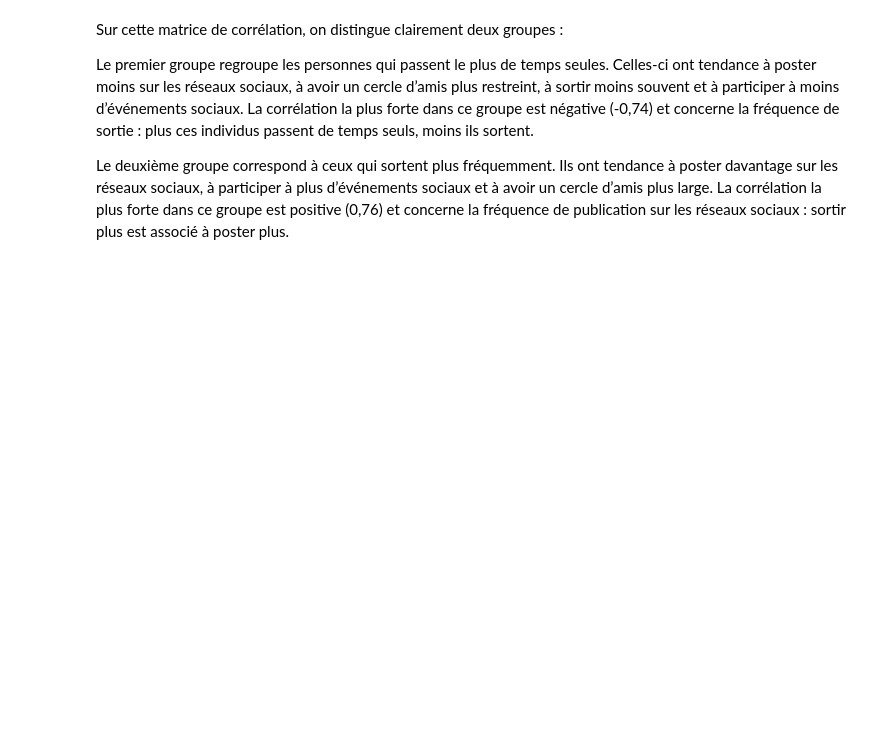
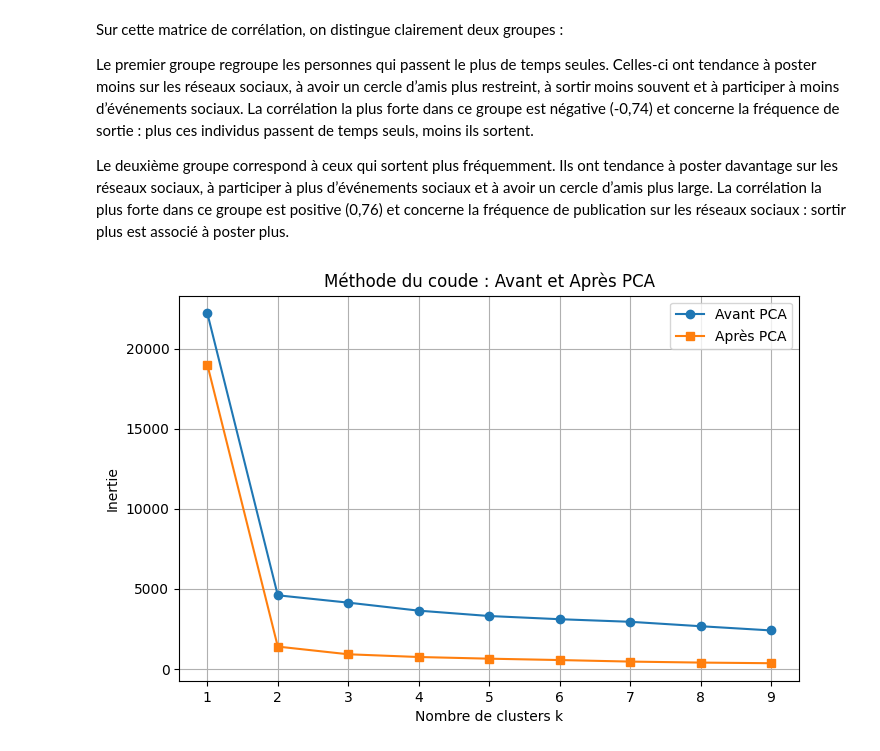
Before and after one commit to LucienLachancee/ML-Extrovert-vs-introvert-Behavior, a Jupyter notebook: ML_personality.ipynb, the cells around one changed output. Drawn from its saved outputs; the diff is of its cells as text; code cells hidden in the pictures; blank space fills up the shorter version.

```diff
--- a/ML_personality.ipynb
+++ b/ML_personality.ipynb
@@ -180,3 +229,40 @@ La corrélation la plus forte dans ce groupe est négative (-0,74) et concerne l
 
 Le deuxième groupe correspond à ceux qui sortent plus fréquemment. Ils ont tendance à poster davantage sur les réseaux sociaux, à participer à plus d’événements sociaux et à avoir un cercle d’amis plus large.
 La corrélation la plus forte dans ce groupe est positive (0,76) et concerne la fréquence de publication sur les réseaux sociaux : sortir plus est associé à poster plus.
+# %%
+df_encoded = pd.get_dummies(df_cleaned, columns=['Stage_fear','Drained_after_socializing','Personality'], drop_first=True)
+# %%
+from sklearn.preprocessing import StandardScaler
+from sklearn.cluster import KMeans
+from sklearn.decomposition import PCA
+scaler = StandardScaler()
+X_scaled = scaler.fit_transform(df_encoded)
+
+pca = PCA(n_components=2)
+X_pca = pca.fit_transform(X_scaled)
+
+inertia_before = []
+inertia_after = []
+
+K_range = range(1, 10)
+
+for k in K_range:
+    kmeans_before = KMeans(n_clusters=k, random_state=42)
+    kmeans_before.fit(X_scaled)
+    inertia_before.append(kmeans_before.inertia_)
+
+    kmeans_after = KMeans(n_clusters=k, random_state=42)
+    kmeans_after.fit(X_pca)
+    inertia_after.append(kmeans_after.inertia_)
+
+plt.figure(figsize=(8, 5))
+plt.plot(K_range, inertia_before, marker='o', label='Avant PCA')
+plt.plot(K_range, inertia_after, marker='s', label='Après PCA')
+plt.xlabel('Nombre de clusters k')
+plt.ylabel('Inertie')
+plt.title('Méthode du coude : Avant et Après PCA')
+plt.legend()
+plt.grid(True)
+plt.show()
+# %% [output]
+[figure, added]
```
Also changed, not shown: parts of 17 cells of this notebook, 2 other files.
